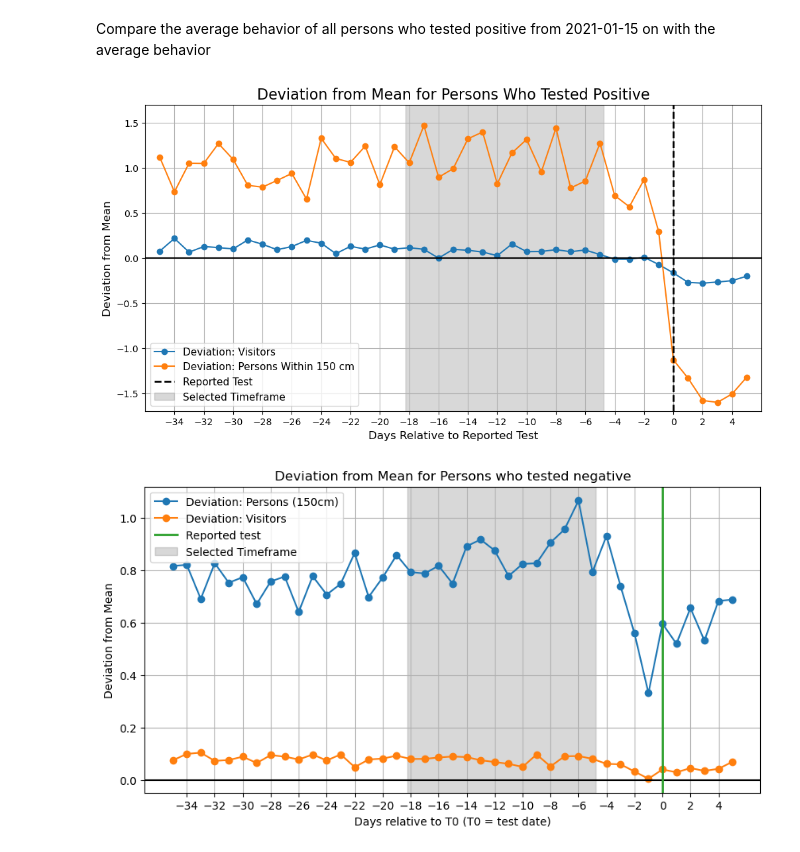
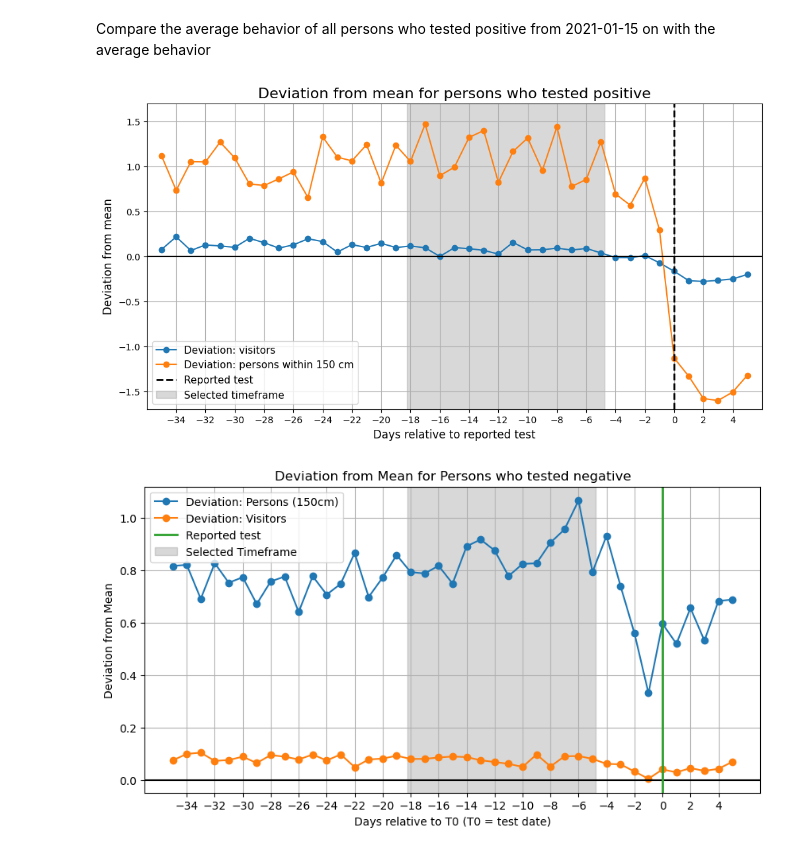
Before and after one commit to DaniChambon1/covid-household-visitors, a Jupyter notebook: 0_timeframe_selection.ipynb, the cells around one changed output. Cells and saved outputs as stored; diff of their text form; code cells hidden in the pictures.

```diff
--- a/0_timeframe_selection.ipynb
+++ b/0_timeframe_selection.ipynb
@@ -179,43 +208,43 @@ time_offsets_visitors = [int(re.search(r"_T(-?\d+)", col).group(1)) for col in v
 sorted_columns_with_offsets_visitors = sorted(zip(time_offsets_visitors, visitors_columns), key=lambda x: x[0])
 _, sorted_visitors_columns = zip(*sorted_columns_with_offsets_visitors)
 
 # Recalculate deviations with sorted columns
 diff_persons = df_postest[list(sorted_persons_columns)] - mean_persons
 diff_visitors = df_postest[list(sorted_visitors_columns)] - mean_visitors
 
 # Mean deviations
 mean_diff_persons = diff_persons.mean(skipna=True)
 mean_diff_visitors = diff_visitors.mean(skipna=True)
 
 # Plot using correct time offsets
 plt.figure(figsize=(12, 6))
 
-plt.plot(sorted_offsets, mean_diff_visitors, marker='o', linestyle='-', label="Deviation: Visitors")
-plt.plot(sorted_offsets, mean_diff_persons, marker='o', linestyle='-', label="Deviation: Persons Within 150 cm")
+plt.plot(sorted_offsets, mean_diff_visitors, marker='o', linestyle='-', label="Deviation: visitors")
+plt.plot(sorted_offsets, mean_diff_persons, marker='o', linestyle='-', label="Deviation: persons within 150 cm")
 
-plt.xlabel("Days Relative to Reported Test", size=12)
-plt.ylabel("Deviation from Mean", size=12)
-plt.title("Deviation from Mean for Persons Who Tested Positive", size=16)
+plt.xlabel("Days relative to reported test", size=12)
+plt.ylabel("Deviation from mean", size=12)
+plt.title("Deviation from mean for persons who tested positive", size=16)
 
-# Show every second tick (e.g., -35, -33, -31, ..., 3, 5)
+# Show every second tick
 every_second_tick = [x for i, x in enumerate(sorted_offsets) if i % 2 != 0]
 plt.xticks(every_second_tick)
 
 plt.axhline(0, color='black', linestyle='-')
-plt.axvline(x=0, color='black', linestyle='--', linewidth=2, label="Reported Test")
+plt.axvline(x=0, color='black', linestyle='--', linewidth=2, label="Reported test")
 
 plt.xlim(-36, 6)
 plt.ylim(-1.7, 1.7)
 
 # For example, highlight T-18 to T-5 as your "selected timeframe"
-plt.axvspan(-18.25, -4.75, color='gray', alpha=0.3, label="Selected Timeframe")
+plt.axvspan(-18.25, -4.75, color='gray', alpha=0.3, label="Selected timeframe")
 
 plt.legend(fontsize=11)
 plt.grid()
-plt.savefig("images/timeframe_selection.png", dpi=600, bbox_inches='tight')
+plt.savefig("results/timeframe_selection.png", dpi=200, bbox_inches='tight')
 plt.show()
 # %% [output]
-[figure, old version]
+[figure, new version]
 # %%
 # Extract relative time offsets from column names like 'numberpersons150cm_T-35'
 time_offsets = [int(re.search(r"_T(-?\d+)", col).group(1)) for col in persons_columns]
```
Also changed, not shown: parts of 1 cell of this notebook, 2 other files.
